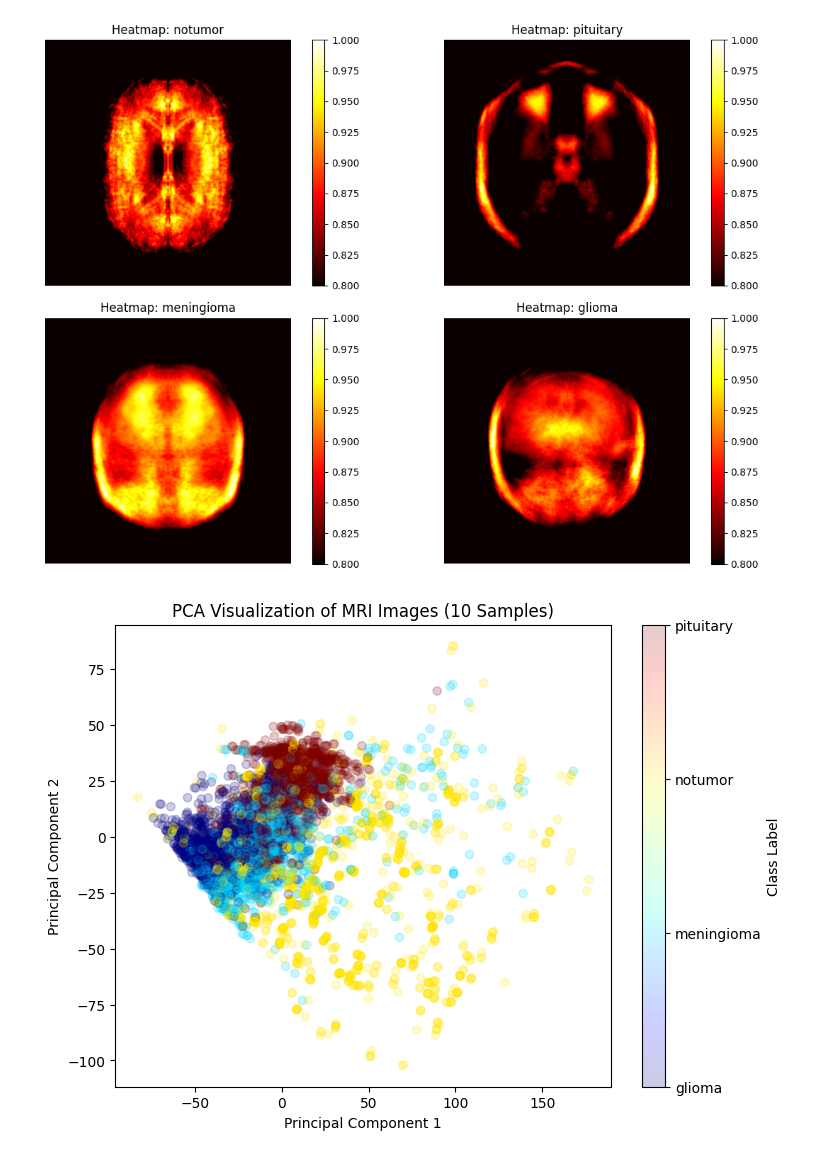
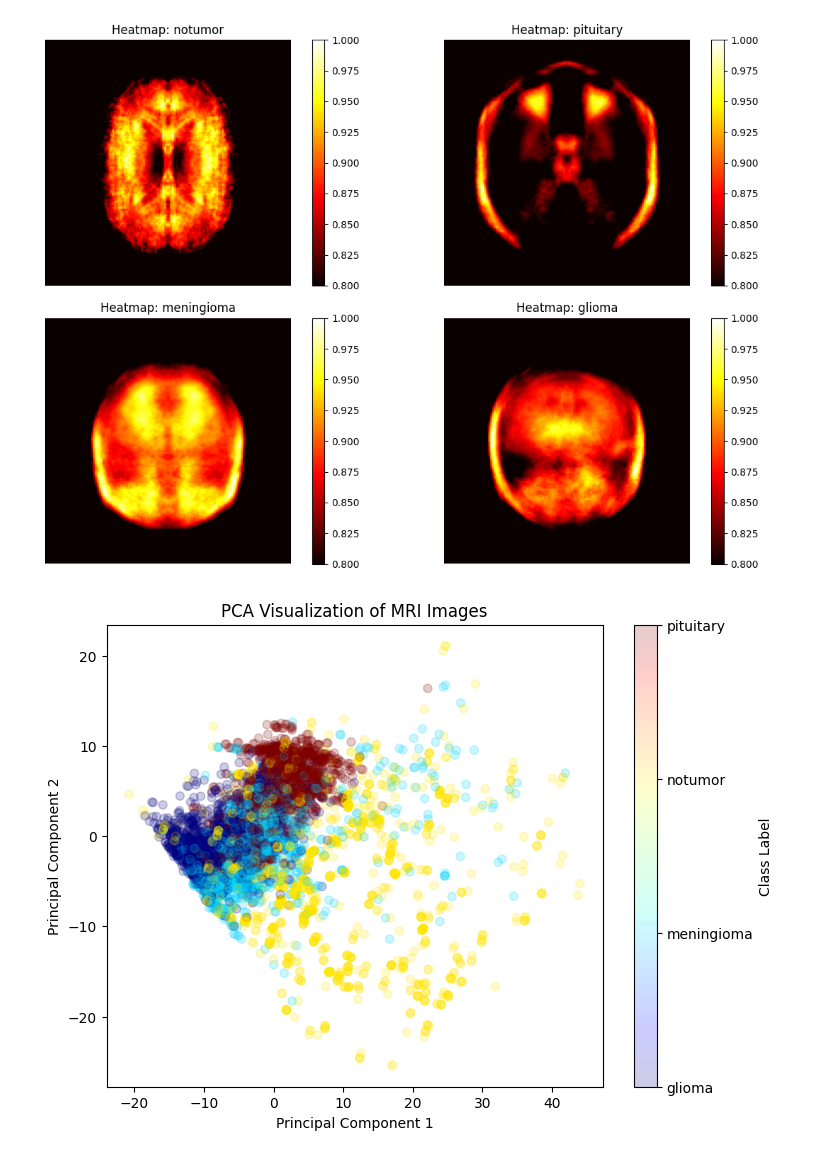
Before and after one commit to JamesScottCode/brain-tumor-detection, a Jupyter notebook: test_jpy.ipynb, the cells around one changed output. Saved outputs shown, nothing was run; the diff lists cells and outputs as text; code cells hidden in the pictures.

```diff
--- a/test_jpy.ipynb
+++ b/test_jpy.ipynb
@@ -21,9 +21,12 @@ train_data_path = "./Training"
 test_data_path = "./Testing"
 data_path = "./Data"
 
-# IMG_SIZE = (128, 128) #USE FOR FASTER TRAINING AND TESTING
+# 128 FOR FASTEST TRAINING/TESTING
+# 256 FOR FASTISH TRAINING/TESTING
+# 512 FOR FULL TRAINING/TESTING, VERY SLOW
+IMG_SIZE = (128, 128)
 # IMG_SIZE = (256, 256) # MID SPEED
-IMG_SIZE = (512, 512) #USE FOR FULL TRAINING AND TESTING (train_test_split = 1min)
+# IMG_SIZE = (512, 512)
 classes = ['notumor','pituitary',  'meningioma', 'glioma']
 image_dict = {}
 
@@ -291,34 +289,34 @@ plt.show()
 #=== 3 === PRINCIPAL COMPONENT ANALYSIS
 X_sample = X_train
 y_sample = y_train
 
 # Flatten images
 X_flattened = X_sample.reshape(X_sample.shape[0], -1)
 
 # Apply PCA
 pca = PCA(n_components=2)
 X_pca = pca.fit_transform(X_flattened)
 
 unique_classes = list(np.unique(GLOBAL_y))
 # Convert class labels to numerical indices for color mapping
 class_indices = [unique_classes.index(cls) for cls in y_sample]
 
 plt.figure(figsize=(8, 6))
 scatter = plt.scatter(X_pca[:, 0], X_pca[:, 1], c=class_indices, cmap="jet", alpha=0.2)
 
 # Create a colorbar and relabel it with class names
 cbar = plt.colorbar(scatter)
 cbar.set_label("Class Label")
 
 # Set custom tick labels on the colorbar
 cbar.set_ticks(range(len(unique_classes)))  # Set ticks to match class indices
 cbar.set_ticklabels(decode_labels(unique_classes))  # Replace numeric labels with class names
 
-plt.title("PCA Visualization of MRI Images (10 Samples)")
+plt.title("PCA Visualization of MRI Images")
 plt.xlabel("Principal Component 1")
 plt.ylabel("Principal Component 2")
 plt.show()
 # %% [output]
-[figure, old version]
+[figure, new version]
 # %%
 # ++++ REPORTS +++++
```
Also changed, not shown: parts of 16 cells of this notebook.
